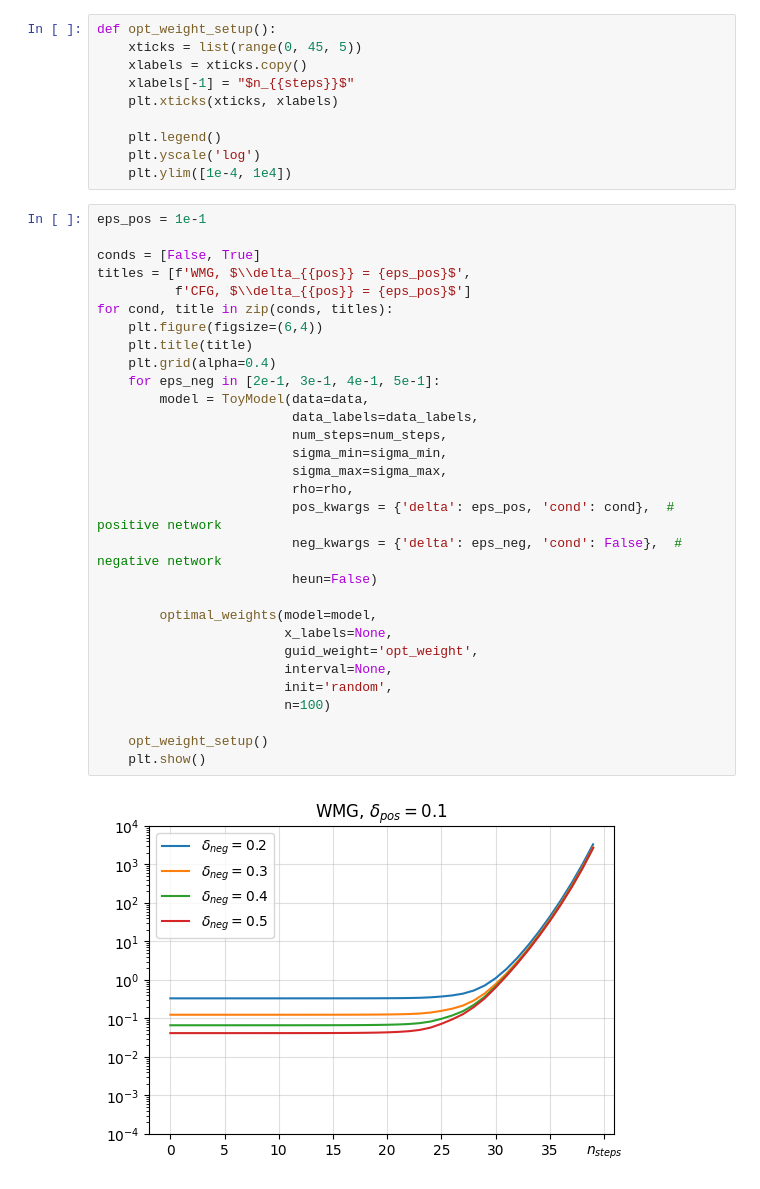
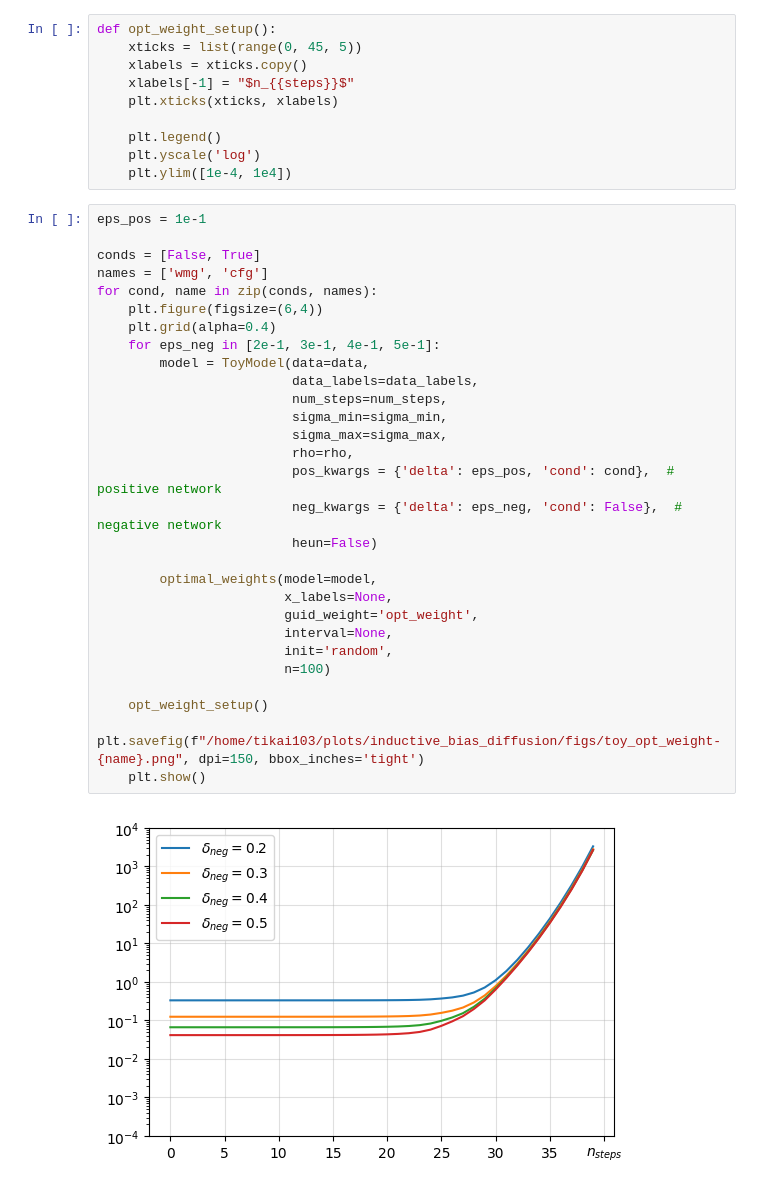
Before and after one commit to KaiserTim/diffusion_toy, a Jupyter notebook: guidance.ipynb, the cells around one changed output. Saved outputs shown, nothing was run; the diff lists cells and outputs as text.

```diff
--- a/guidance.ipynb
+++ b/guidance.ipynb
@@ -159,32 +160,31 @@ def opt_weight_setup():
 # %%
 eps_pos = 1e-1
 
 conds = [False, True]
-titles = [f'WMG, $\\delta_{{pos}} = {eps_pos}$',
-          f'CFG, $\\delta_{{pos}} = {eps_pos}$']
-for cond, title in zip(conds, titles):
+names = ['wmg', 'cfg']
+for cond, name in zip(conds, names):
     plt.figure(figsize=(6,4))
-    plt.title(title)
     plt.grid(alpha=0.4)
     for eps_neg in [2e-1, 3e-1, 4e-1, 5e-1]:
         model = ToyModel(data=data,
                          data_labels=data_labels,
                          num_steps=num_steps,
                          sigma_min=sigma_min,
                          sigma_max=sigma_max,
                          rho=rho,
                          pos_kwargs = {'delta': eps_pos, 'cond': cond},  # positive network
                          neg_kwargs = {'delta': eps_neg, 'cond': False},  # negative network
                          heun=False)
 
         optimal_weights(model=model,
                         x_labels=None,
                         guid_weight='opt_weight',
                         interval=None,
                         init='random',
                         n=100)
 
     opt_weight_setup()
+    plt.savefig(f"/home/tikai103/plots/inductive_bias_diffusion/figs/toy_opt_weight-{name}.png", dpi=150, bbox_inches='tight')
     plt.show()
 # %% [output]
-[figure, old version]
+[figure, new version]
```
Also changed, not shown: parts of 2 cells of this notebook, 2 other files.
